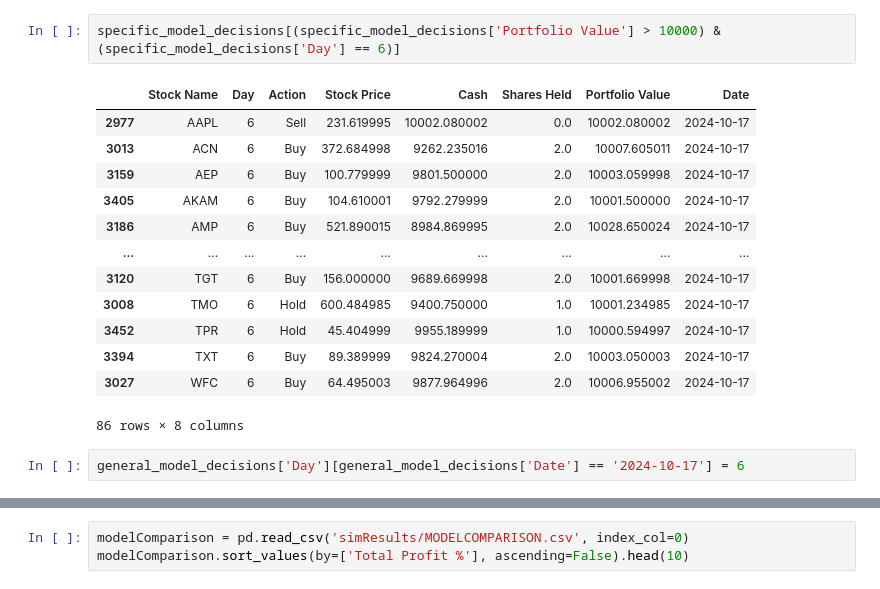
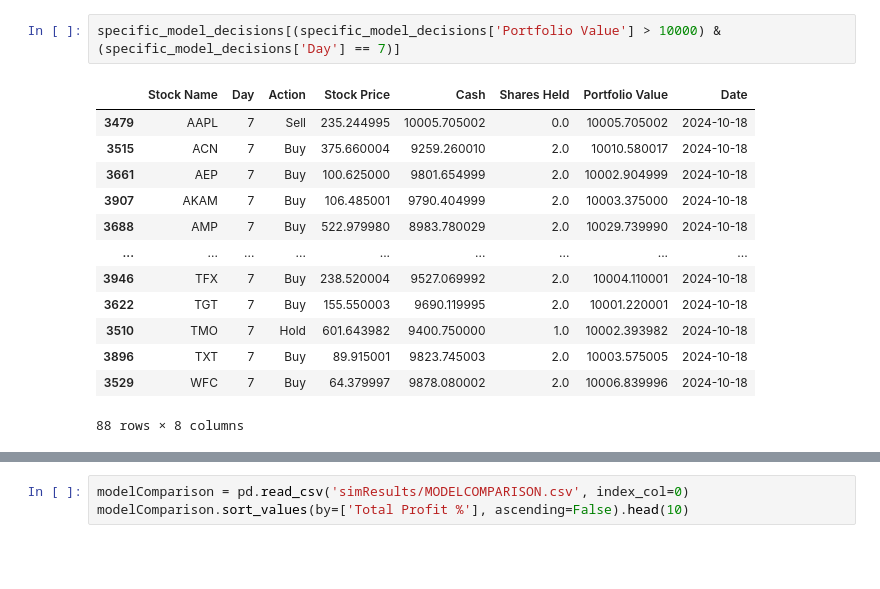
Before and after one commit to uniquedapoet/StockTradingModel, a Jupyter notebook: model_decision_EDA.ipynb, the cells around one changed output, grey strips where cells are left out. Cells and saved outputs as stored; diff of their text form; blank space fills up the shorter version.

```diff
--- a/model_decision_EDA.ipynb
+++ b/model_decision_EDA.ipynb
@@ -46,21 +62,19 @@ specific_model_decisions[specific_model_decisions['Action']  == 'Buy']
 # %%
-specific_model_decisions[(specific_model_decisions['Portfolio Value'] > 10000) & (specific_model_decisions['Day'] == 6)]
+specific_model_decisions[(specific_model_decisions['Portfolio Value'] > 10000) & (specific_model_decisions['Day'] == 7)]
 # %% [output]
 |  | Stock Name | Day | Action | Stock Price | Cash | Shares Held | Portfolio Value | Date |
-| 2977 | AAPL | 6 | Sell | 231.619995 | 10002.080002 | 0.0 | 10002.080002 | 2024-10-17 |
-| 3013 | ACN | 6 | Buy | 372.684998 | 9262.235016 | 2.0 | 10007.605011 | 2024-10-17 |
-| 3159 | AEP | 6 | Buy | 100.779999 | 9801.500000 | 2.0 | 10003.059998 | 2024-10-17 |
-| 3405 | AKAM | 6 | Buy | 104.610001 | 9792.279999 | 2.0 | 10001.500000 | 2024-10-17 |
-| 3186 | AMP | 6 | Buy | 521.890015 | 8984.869995 | 2.0 | 10028.650024 | 2024-10-17 |
+| 3479 | AAPL | 7 | Sell | 235.244995 | 10005.705002 | 0.0 | 10005.705002 | 2024-10-18 |
+| 3515 | ACN | 7 | Buy | 375.660004 | 9259.260010 | 2.0 | 10010.580017 | 2024-10-18 |
+| 3661 | AEP | 7 | Buy | 100.625000 | 9801.654999 | 2.0 | 10002.904999 | 2024-10-18 |
+| 3907 | AKAM | 7 | Buy | 106.485001 | 9790.404999 | 2.0 | 10003.375000 | 2024-10-18 |
+| 3688 | AMP | 7 | Buy | 522.979980 | 8983.780029 | 2.0 | 10029.739990 | 2024-10-18 |
 | ... | ... | ... | ... | ... | ... | ... | ... | ... |
-| 3120 | TGT | 6 | Buy | 156.000000 | 9689.669998 | 2.0 | 10001.669998 | 2024-10-17 |
-| 3008 | TMO | 6 | Hold | 600.484985 | 9400.750000 | 1.0 | 10001.234985 | 2024-10-17 |
-| 3452 | TPR | 6 | Hold | 45.404999 | 9955.189999 | 1.0 | 10000.594997 | 2024-10-17 |
-| 3394 | TXT | 6 | Buy | 89.389999 | 9824.270004 | 2.0 | 10003.050003 | 2024-10-17 |
-| 3027 | WFC | 6 | Buy | 64.495003 | 9877.964996 | 2.0 | 10006.955002 | 2024-10-17 |
+| 3946 | TFX | 7 | Buy | 238.520004 | 9527.069992 | 2.0 | 10004.110001 | 2024-10-18 |
+| 3622 | TGT | 7 | Buy | 155.550003 | 9690.119995 | 2.0 | 10001.220001 | 2024-10-18 |
+| 3510 | TMO | 7 | Hold | 601.643982 | 9400.750000 | 1.0 | 10002.393982 | 2024-10-18 |
+| 3896 | TXT | 7 | Buy | 89.915001 | 9823.745003 | 2.0 | 10003.575005 | 2024-10-18 |
+| 3529 | WFC | 7 | Buy | 64.379997 | 9878.080002 | 2.0 | 10006.839996 | 2024-10-18 |
-86 rows × 8 columns
+88 rows × 8 columns
-# %%
-general_model_decisions['Day'][general_model_decisions['Date'] == '2024-10-17'] = 6
 # %%
 specific_model_decisions.describe()
 # %% [output]
```
Also changed, not shown: parts of 9 cells of this notebook, 6 other files.
